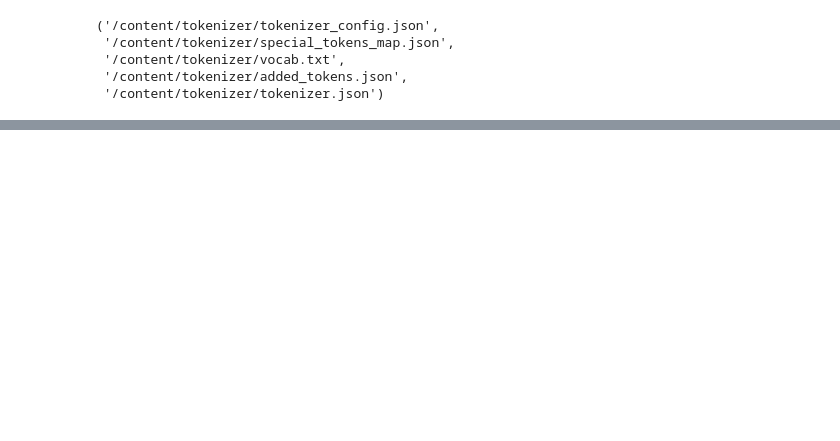
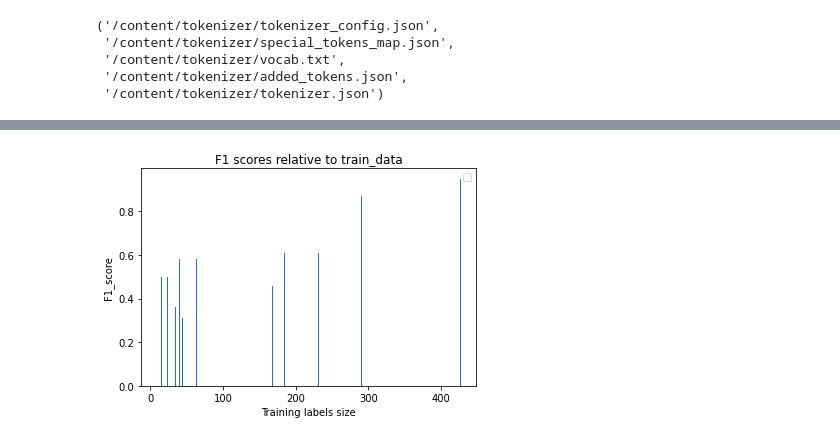
Before and after one commit to BrouthenKamel/Text-Classification, a Jupyter notebook: Text_Classification.ipynb, the cells around one changed output, grey strips where cells are left out. Cells and saved outputs as stored; diff of their text form; code cells hidden in the pictures; blank space fills up the shorter version.

```diff
--- a/Text_Classification.ipynb
+++ b/Text_Classification.ipynb
@@ -1040,3 +1049,5 @@ for prediction in test_predictions:
+# %%
+predictions = get_dynamic_predictions(prediction_probas, thresholds)
 # %%
 accuracies, recalls, precisions, f1_scores = metrics(y_test_df, predictions)
 # %%
@@ -1062,2 +1073,8 @@ youth_&_student_life Evaluation :
 ---[ recall = 0.00
 ---[ precision = 0.00
+# %%
+trained_label_size = y_train_df.sum(axis=0)
+# %%
+f1_scores = list(f1_scores.values())
+# %%
+f1_scores_rounded = [round(f1_score, 2) for f1_score in f1_scores]
@@ -1063,0 +1103,11 @@ youth_&_student_life Evaluation :
+# %%
+fig = plt.figure(figsize=(12, 8))
+
+plt.bar(trained_label_size, f1_scores_rounded, width=1)
+plt.xlabel('Training labels size')
+plt.ylabel('F1_score')
+plt.title('F1 scores relative to train_data')
+plt.legend()
+
+plt.show()
+# %% [output]
@@ -1063,0 +1115 @@ youth_&_student_life Evaluation :
+[figure, added]
```
Also changed, not shown: parts of 28 cells of this notebook.
